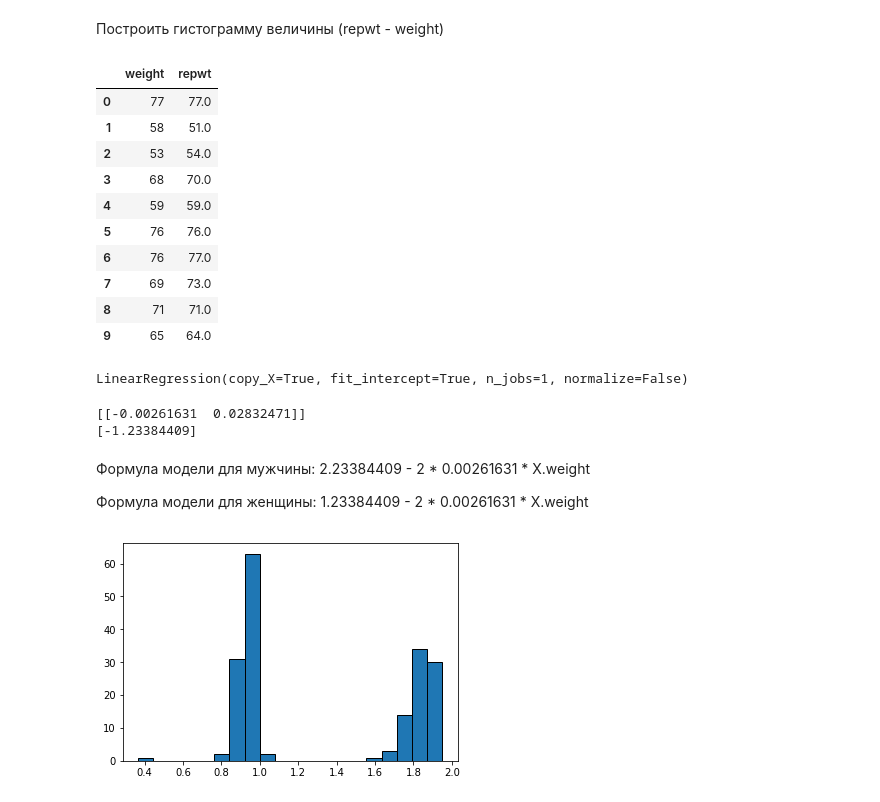
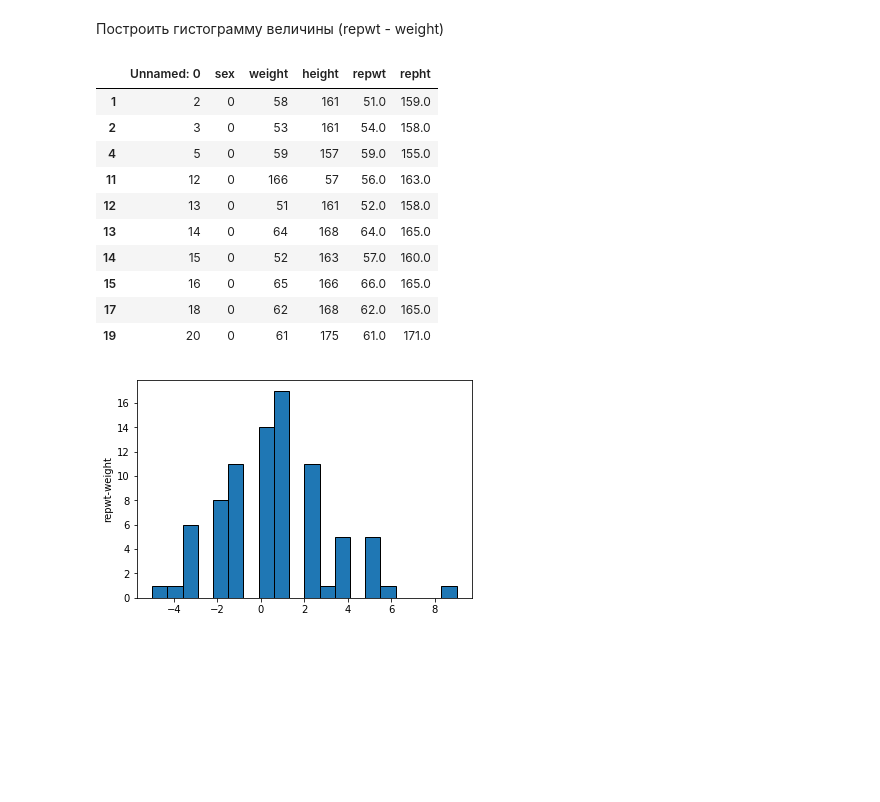
Before and after one commit to smylebifa/davis, a Jupyter notebook: Davis.ipynb, the cells around one changed output. Drawn from its saved outputs; the diff is of its cells as text; code cells hidden in the pictures; blank space fills up the shorter version.

Commit message:
Change graphics

```diff
--- a/Davis.ipynb
+++ b/Davis.ipynb
@@ -114,36 +111,26 @@ Y = davis.iloc[:,[1]]
+# %%
+s1=davis[davis.sex==1]
+s2=davis[davis.sex==0]
 # %%
-X[:10]
+s2[:10]
 # %% [output]
-|  | weight | repwt |
-| 0 | 77 | 77.0 |
-| 1 | 58 | 51.0 |
-| 2 | 53 | 54.0 |
-| 3 | 68 | 70.0 |
-| 4 | 59 | 59.0 |
-| 5 | 76 | 76.0 |
-| 6 | 76 | 77.0 |
-| 7 | 69 | 73.0 |
-| 8 | 71 | 71.0 |
-| 9 | 65 | 64.0 |
+|  | Unnamed: 0 | sex | weight | height | repwt | repht |
+| 1 | 2 | 0 | 58 | 161 | 51.0 | 159.0 |
+| 2 | 3 | 0 | 53 | 161 | 54.0 | 158.0 |
+| 4 | 5 | 0 | 59 | 157 | 59.0 | 155.0 |
+| 11 | 12 | 0 | 166 | 57 | 56.0 | 163.0 |
+| 12 | 13 | 0 | 51 | 161 | 52.0 | 158.0 |
+| 13 | 14 | 0 | 64 | 168 | 64.0 | 165.0 |
+| 14 | 15 | 0 | 52 | 163 | 57.0 | 160.0 |
+| 15 | 16 | 0 | 65 | 166 | 66.0 | 165.0 |
+| 17 | 18 | 0 | 62 | 168 | 62.0 | 165.0 |
+| 19 | 20 | 0 | 61 | 175 | 61.0 | 171.0 |
-# %%
-linreg.fit(X,Y)
-# %% [output]
-LinearRegression(copy_X=True, fit_intercept=True, n_jobs=1, normalize=False)
-# %%
-print(linreg.coef_)
-print(linreg.intercept_)
-# %% [output]
-[[-0.00261631  0.02832471]]
-[-1.23384409]
-# %% [markdown]
-Формула модели для мужчины: 2.23384409 - 2 * 0.00261631 * X.weight
-
-Формула модели для женщины: 1.23384409 - 2 * 0.00261631 * X.weight
 # %%
-delta=Y.sex+1.23384409-2*0.00261631*X.weight
+delta=s1.repwt-s1.weight
 fig = plt.figure()
 ax = fig.add_subplot('111')
 ax.hist(delta,20,edgecolor='black')
+ax.set_ylabel('repwt-weight',)
 plt.show()
 # %% [output]
-[figure, old version]
+[figure, new version]
```
Also changed, not shown: parts of 4 cells of this notebook.
